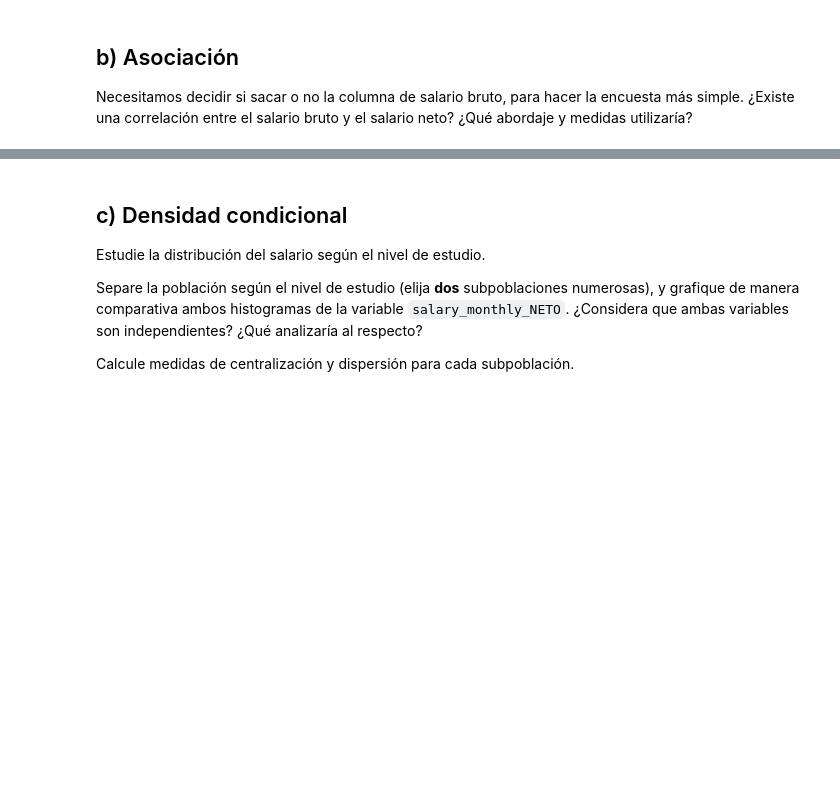
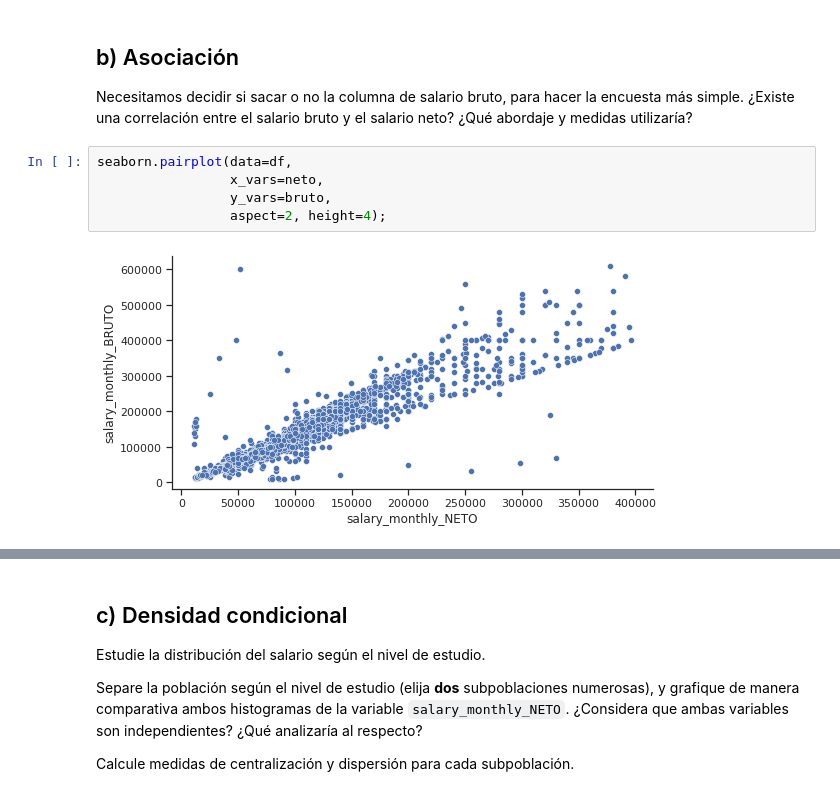
Before and after one commit to mgobbi289/DiploDatos, a Jupyter notebook: AnalisisyVisualizacion/Entregable_1_Ejercicio_2.ipynb, the cells around one changed output, grey strips where cells are left out. Drawn from its saved outputs; the diff is of its cells as text; blank space fills up the shorter version.

```diff
--- a/AnalisisyVisualizacion/Entregable_1_Ejercicio_2.ipynb
+++ b/AnalisisyVisualizacion/Entregable_1_Ejercicio_2.ipynb
@@ -217,3 +247,10 @@ Elija tres variables **numéricas** y dos variables **categóricas**. Visualice
 
 Necesitamos decidir si sacar o no la columna de salario bruto, para hacer la encuesta más simple.
 ¿Existe una correlación entre el salario bruto y el salario neto? ¿Qué abordaje y medidas utilizaría?
+# %%
+seaborn.pairplot(data=df,
+                 x_vars=neto,
+                 y_vars=bruto,
+                 aspect=2, height=4);
+# %% [output]
+[figure, added]
```
Also changed, not shown: parts of 13 cells of this notebook.
